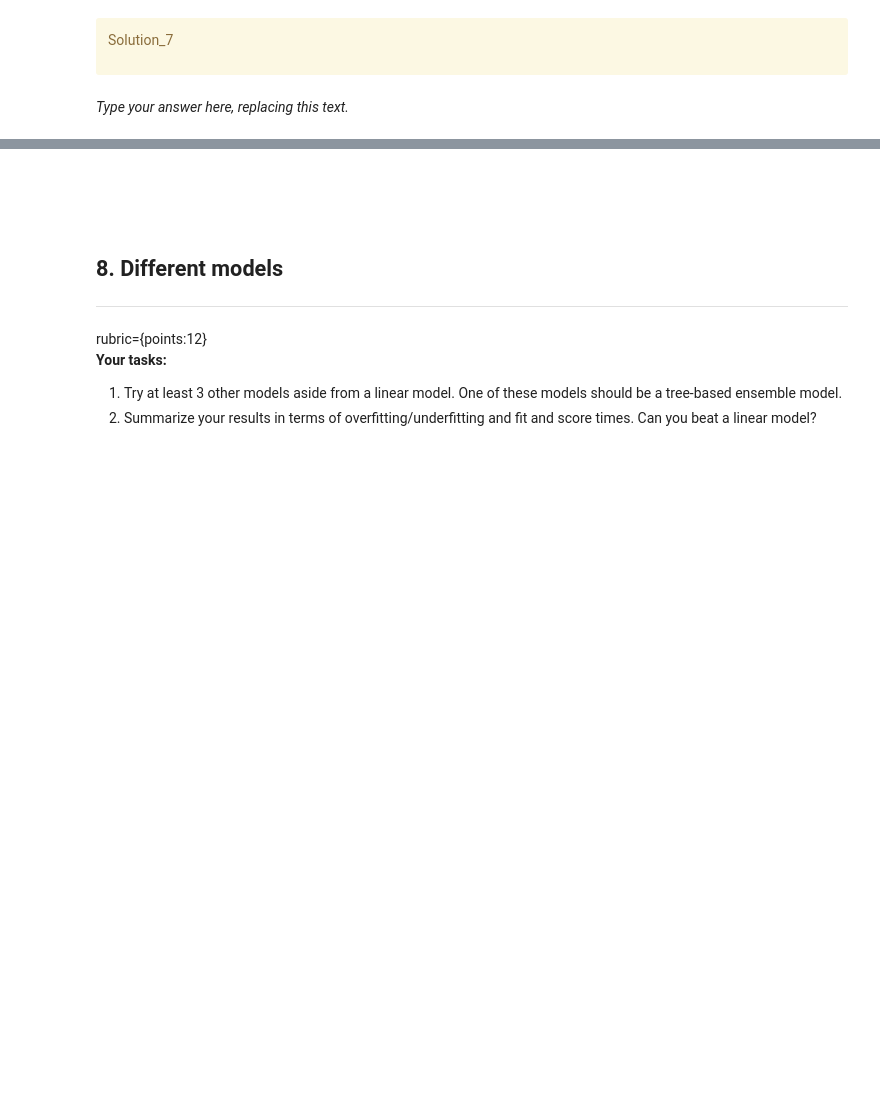
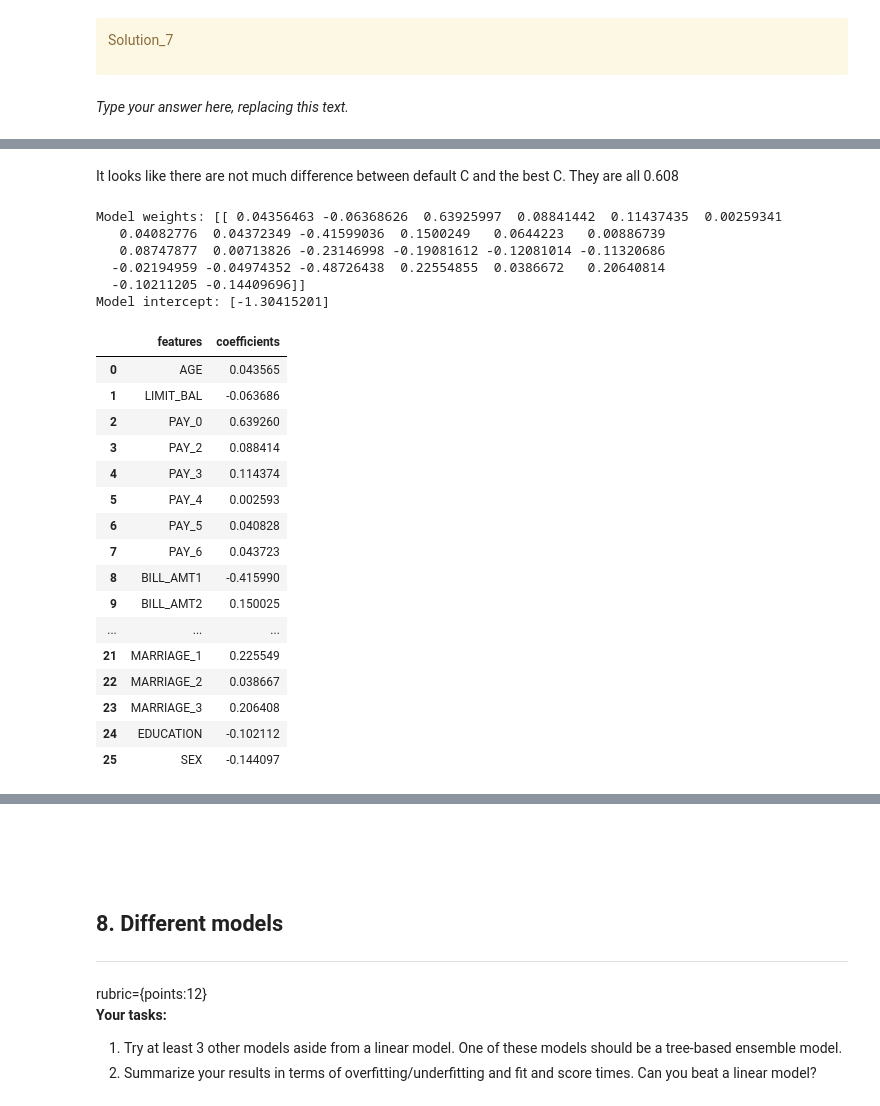
Before and after one commit to Nick-zhen/ML-Project, a Jupyter notebook: hw5/hw5.ipynb, the cells around one changed output, grey strips where cells are left out. Cells and saved outputs as stored; diff of their text form; code cells hidden in the pictures; blank space fills up the shorter version.

```diff
--- a/hw5/hw5.ipynb
+++ b/hw5/hw5.ipynb
@@ -482,0 +493,4 @@ Ellipsis
+# %%
+from sklearn.metrics import make_scorer, recall_score
+
+target_score = make_scorer(recall_score, average="macro")
@@ -519,0 +542,8 @@ _Type your answer here, replacing this text._
+# %%
+# adapted from lecture 7 and sklear.org
+lr = LogisticRegression(max_iter=1000)
+pipe_lr = make_pipeline(ct, lr)
+#using the default settings did not converge within the maximum number of iterations. Enorder to fix this we adjusted a hyperparameter that controls the maximum number of iterations
+#We have tried to optimize this but it gives warnings so we will just keep it as 1000
+results['logistic_regression'] = mean_std_cross_val_scores(pipe_lr, X_train, y_train, return_train_score=True)
+pd.DataFrame(results).T
@@ -519,0 +565,9 @@ _Type your answer here, replacing this text._
+# %%
+# Carry out hyperparameter tuning to explore different values for the complexity hyperparameter.
+from scipy.stats import uniform, loguniform
+param_lr = {
+    "logisticregression__C": loguniform(1e-3, 1e3), # uniform(0.001, 1e4), # ,
+}
+search_lr = RandomizedSearchCV(pipe_lr, param_lr, n_iter=100, verbose=1, n_jobs=-1, random_state=321, scoring=target_score)
+
+search_lr.fit(X_train, y_train)
@@ -519,0 +626,34 @@ _Type your answer here, replacing this text._
+# %% [markdown]
+It looks like there are not much difference between default C and the best C. They are all 0.608
+# %%
+# adapted from lecture 7
+# we can also see intercept that was learned by the baseline model
+pipe_lr.fit(X_train, y_train)
+print("Model weights: %s" % (pipe_lr.named_steps["logisticregression"].coef_))  # these are the learned weights
+print("Model intercept: %s" % (pipe_lr.named_steps["logisticregression"].intercept_))  # this is the bias term
+data = {"features":preprocess_df.columns, "coefficients": pipe_lr.named_steps["logisticregression"].coef_[0]}
+pd.DataFrame(data)
+# %% [output]
+Model weights: [[ 0.04356463 -0.06368626  0.63925997  0.08841442  0.11437435  0.00259341
+   0.04082776  0.04372349 -0.41599036  0.1500249   0.0644223   0.00886739
+   0.08747877  0.00713826 -0.23146998 -0.19081612 -0.12081014 -0.11320686
+  -0.02194959 -0.04974352 -0.48726438  0.22554855  0.0386672   0.20640814
+  -0.10211205 -0.14409696]]
+Model intercept: [-1.30415201]
+|  | features | coefficients |
+| 0 | AGE | 0.043565 |
+| 1 | LIMIT_BAL | -0.063686 |
+| 2 | PAY_0 | 0.639260 |
+| 3 | PAY_2 | 0.088414 |
+| 4 | PAY_3 | 0.114374 |
+| 5 | PAY_4 | 0.002593 |
+| 6 | PAY_5 | 0.040828 |
+| 7 | PAY_6 | 0.043723 |
+| 8 | BILL_AMT1 | -0.415990 |
+| 9 | BILL_AMT2 | 0.150025 |
+| ... | ... | ... |
+| 21 | MARRIAGE_1 | 0.225549 |
+| 22 | MARRIAGE_2 | 0.038667 |
+| 23 | MARRIAGE_3 | 0.206408 |
+| 24 | EDUCATION | -0.102112 |
+| 25 | SEX | -0.144097 |
```
Also changed, not shown: parts of 33 cells of this notebook.
